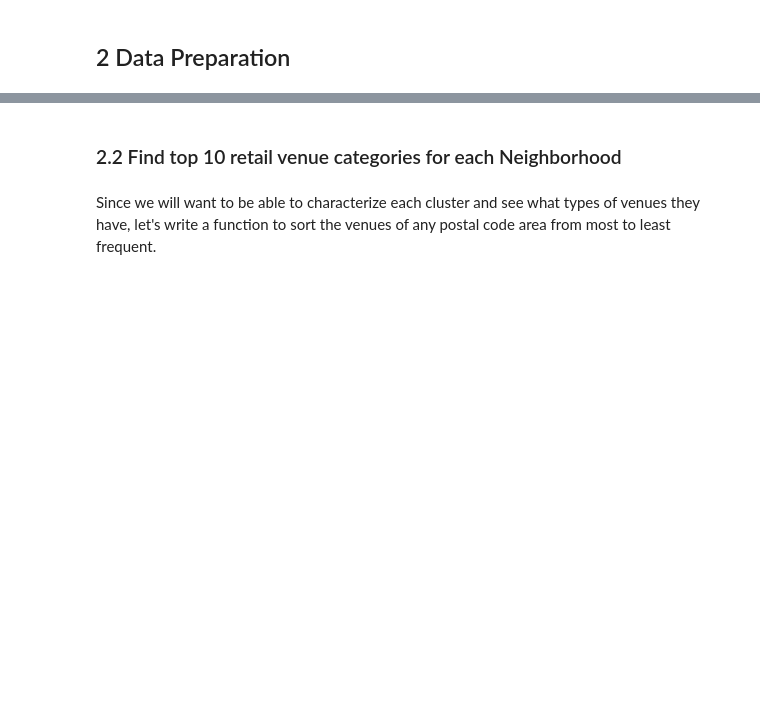
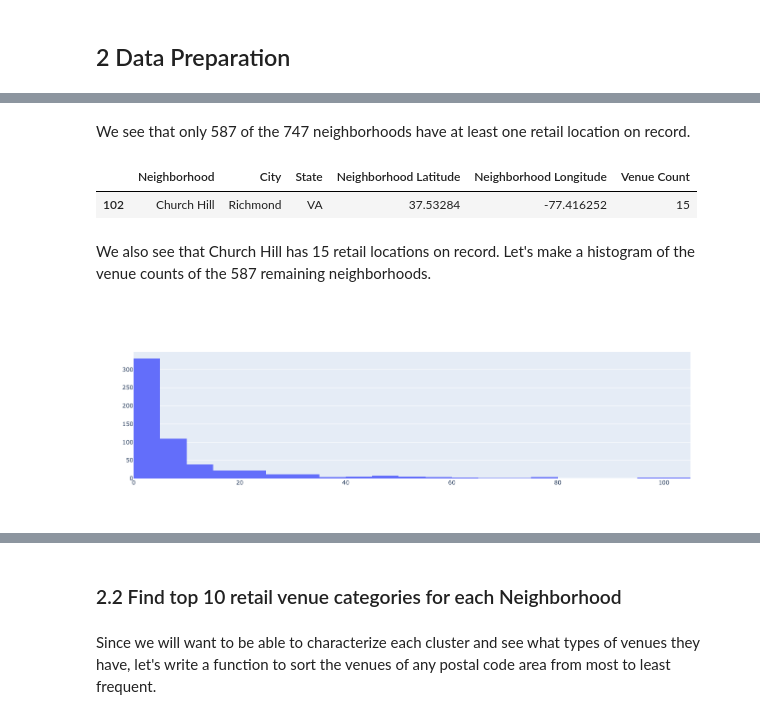
Before and after one commit to mphill82/Coursera_Capstone, a Jupyter notebook: Retail_Inference_notebook.ipynb, the cells around one changed output, grey strips where cells are left out. Cells and saved outputs as stored; diff of their text form; code cells hidden in the pictures; blank space fills up the shorter version.

Commit message:
cleaned up the data collection section

```diff
--- a/Retail_Inference_notebook.ipynb
+++ b/Retail_Inference_notebook.ipynb
@@ -501,2 +349,6 @@ wdc_venues_df
 # %% [markdown]
 ## 2 Data Preparation
+# %%
+#Read neighborhood and venue data from csv files
+neigh_df=pd.read_csv('neigh_df.csv')
+venues_df=pd.read_csv('venues_df.csv')
@@ -502,0 +357,7 @@ wdc_venues_df
+# %%
+#Remove catergories called neighborhood
+venues_df=venues_df[venues_df['Venue Category']!='Neighborhood']
+#Make a column venue count which counts the number of venues in each neighborhood
+neigh_df = venues_df.groupby(['Neighborhood','City','State','Neighborhood Latitude','Neighborhood Longitude'],as_index=False)['Venue'].count()
+neigh_df.columns = ['Neighborhood','City','State','Neighborhood Latitude','Neighborhood Longitude','Venue Count']
+neigh_df
@@ -502,0 +378,18 @@ wdc_venues_df
+# %% [markdown]
+We see that only 587 of the 747 neighborhoods have at least one retail location on record.
+# %%
+neigh_df.loc[neigh_df.Neighborhood=='Church Hill']
+# %% [output]
+|  | Neighborhood | City | State | Neighborhood Latitude | Neighborhood Longitude | Venue Count |
+| 102 | Church Hill | Richmond | VA | 37.53284 | -77.416252 | 15 |
+# %% [markdown]
+We also see that Church Hill has 15 retail locations on record.  Let's make a histogram of the venue counts of the 587 remaining neighborhoods.
+# %%
+fig = go.Figure()
+fig.add_trace(go.Histogram(x=neigh_df['Venue Count'],xbins=dict( #
+        start=0,
+        end=105,
+        size=5)))
+fig.show()
+# %% [output]
+[figure, added]
```
Also changed, not shown: parts of 112 cells of this notebook, 14 other files.
